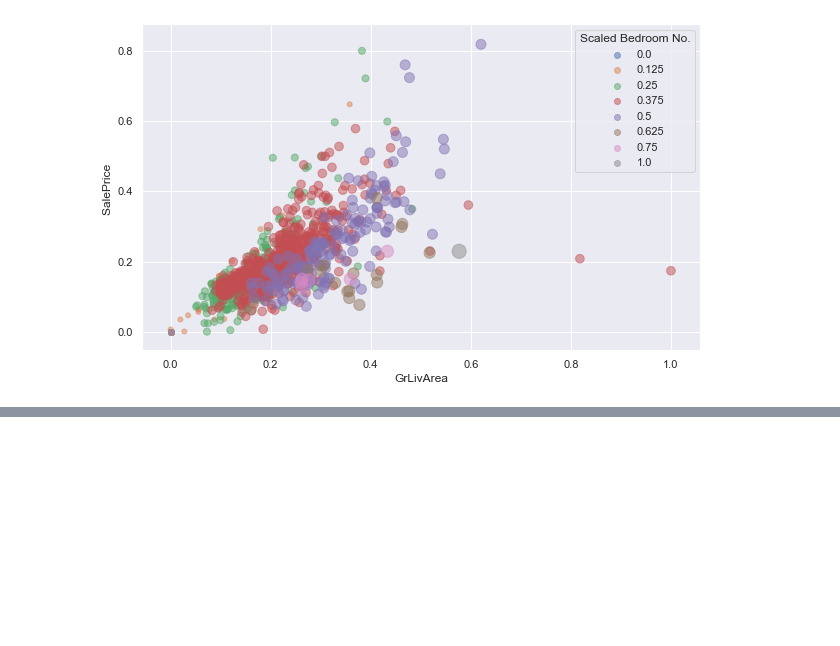
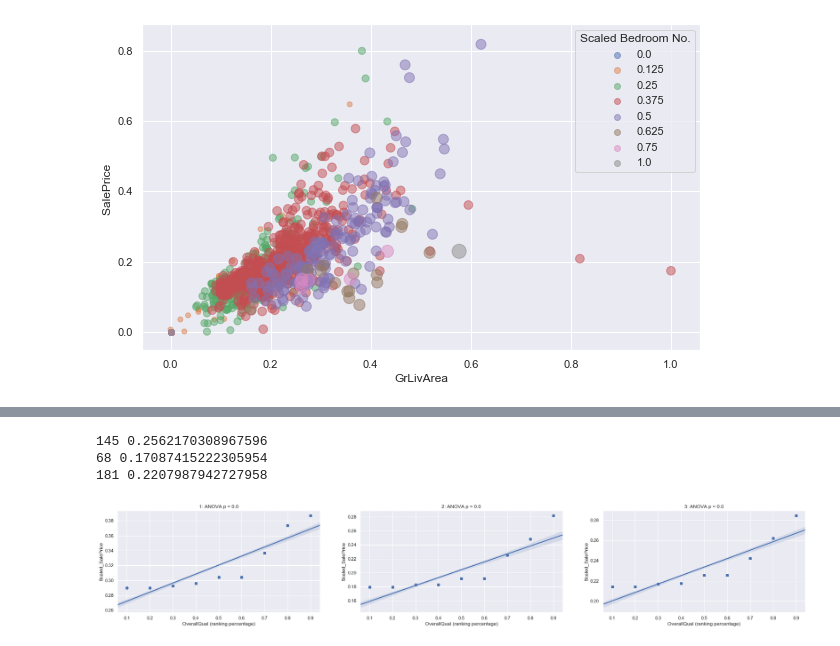
Before and after one commit to Shunling/CapstoneProjects, a Jupyter notebook: HousePriceRegression/Shirley_HousePriceRegression_EDA_StoryTelling.ipynb, the cells around one changed output, grey strips where cells are left out. Saved outputs shown, nothing was run; the diff lists cells and outputs as text; code cells hidden in the pictures; blank space fills up the shorter version.

```diff
--- a/HousePriceRegression/Shirley_HousePriceRegression_EDA_StoryTelling.ipynb
+++ b/HousePriceRegression/Shirley_HousePriceRegression_EDA_StoryTelling.ipynb
@@ -494,0 +494,24 @@ for i in range(1,4):
+# %%
+fig = plt.figure(figsize=(30,10))
+df1=X.loc[X.GrLivArea>0.15] # Get the data with GrLivArea bigger than 1500
+for i in range(1,4):
+    df_new = simulation(df1[200*(i-1):200*i],'OverallQual')
+    df_new2 = simulation_price(model,df_new)
+
+    #Add ANOVA analysis
+    new_stats = ols('SalePrice ~ OverallQual', data=df_new2).fit()
+    aov = sm.stats.anova_lm(new_stats, typ=2)
+    name = str(i)+': ANOVA p = '+str(round(aov['PR(>F)']['OverallQual'],5))
+
+    #plot mean
+    ax = fig.add_subplot(2,3,i)
+
+    sns.regplot(x='OverallQual',y='SalePrice',scatter=True,data=df_new2,ax=ax)
+    ax.set_title(name)
+    ax.set_ylabel('Scaled_SalePrice')
+    ax.set_xlabel('OverallQual (ranking percentage)')
+# %% [output]
+145 0.2562170308967596
+68 0.17087415222305954
+181 0.2207987942727958
+[figure, added]
```
Also changed, not shown: parts of 8 cells of this notebook.
